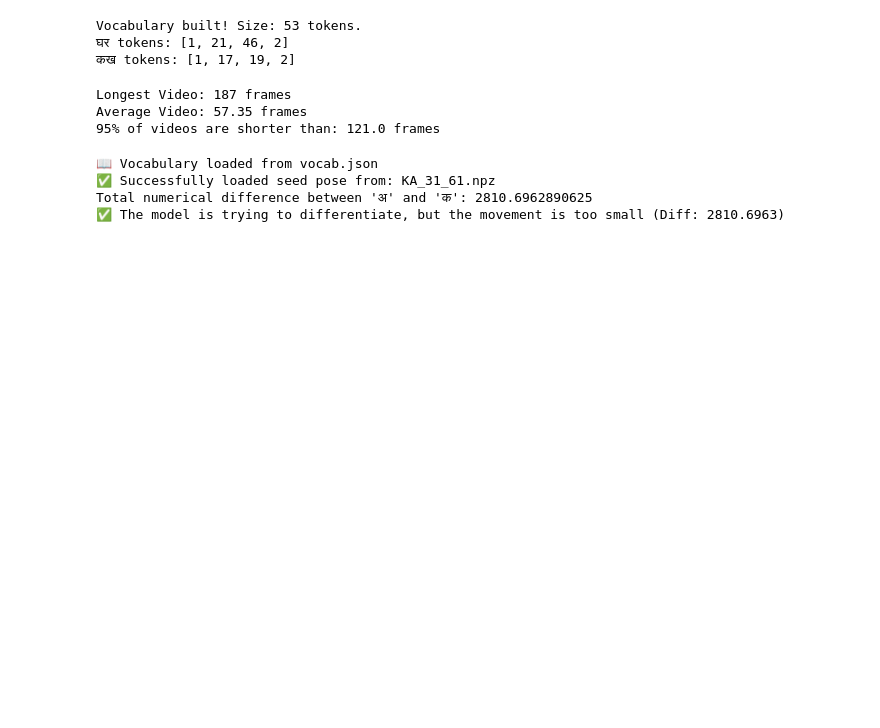
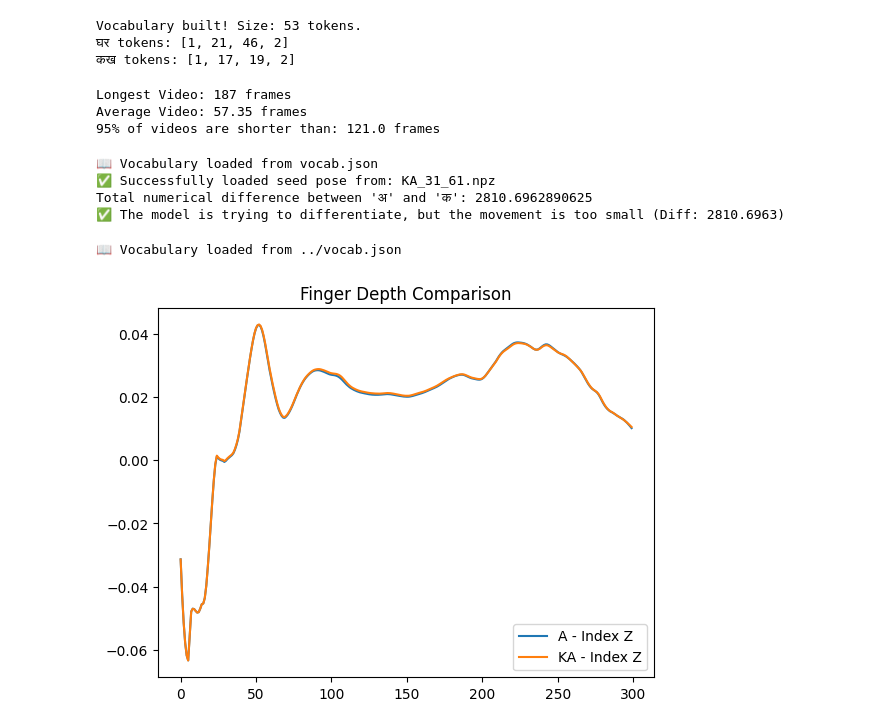
Before and after one commit to bses7/Nepali-Sign-Language, a Jupyter notebook: Notebook/tokenizer_check.ipynb, the cells around one changed output. Saved outputs shown, nothing was run; the diff lists cells and outputs as text; code cells hidden in the pictures; blank space fills up the shorter version.

```diff
--- a/Notebook/tokenizer_check.ipynb
+++ b/Notebook/tokenizer_check.ipynb
@@ -58,3 +58,22 @@ else:
 ✅ Successfully loaded seed pose from: KA_31_61.npz
 Total numerical difference between 'अ' and 'क': 2810.6962890625
 ✅ The model is trying to differentiate, but the movement is too small (Diff: 2810.6963)
+# %%
+# Check Landmark 8 (Index Finger Tip) for two different letters
+from src.inference.inference_engine import NSLGenerator
+
+generator = NSLGenerator("../experiments/best_model.pth", "../vocab.json")
+
+word1 = generator.generate("PHA")
+word2 = generator.generate("RA")
+
+# Plot the Z-coordinate of the index finger over time
+import matplotlib.pyplot as plt
+plt.plot(word1[:, 107], label="A - Index Z") # 99 (start of LH) + 8*1 = 107 roughly
+plt.plot(word2[:, 107], label="KA - Index Z")
+plt.legend()
+plt.title("Finger Depth Comparison")
+plt.show()
+# %% [output]
+📖 Vocabulary loaded from ../vocab.json
+[figure, added]
```
Also changed, not shown: 19 other files.
